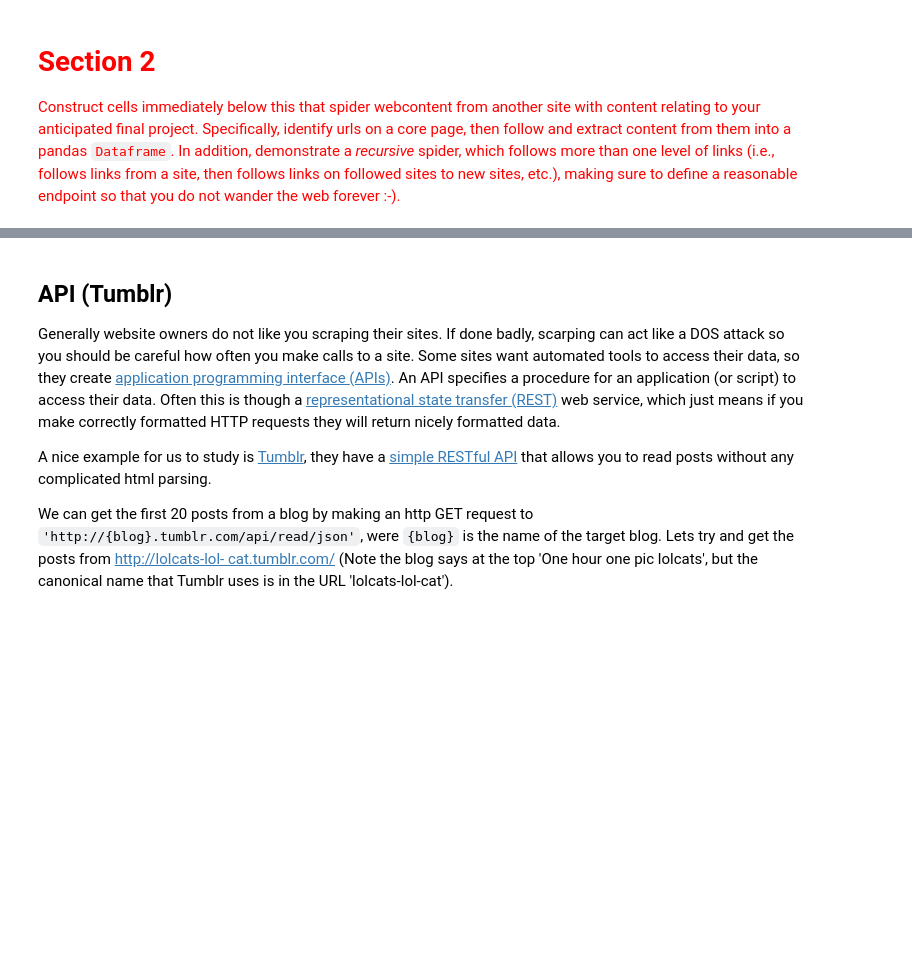
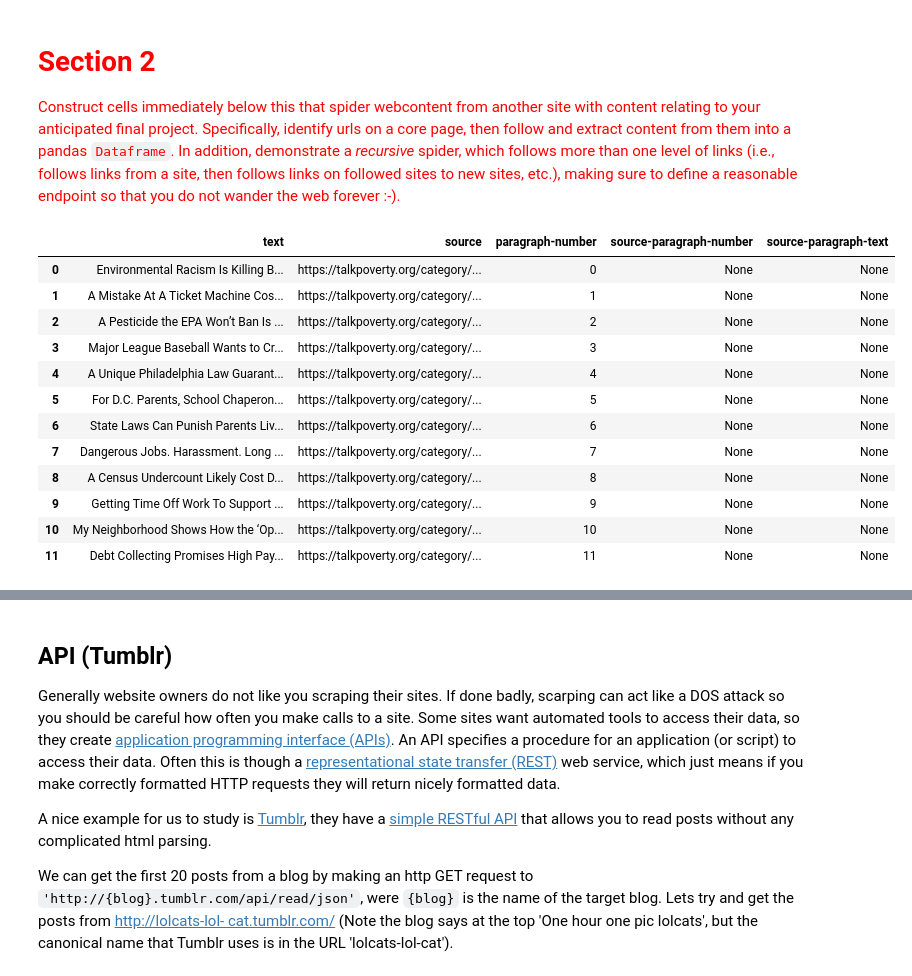
Before and after one commit to rachel-ker/Content-Analysis-2020, a Jupyter notebook: week-1/1-intro.ipynb, the cells around one changed output, grey strips where cells are left out. Drawn from its saved outputs; the diff is of its cells as text; code cells hidden in the pictures; blank space fills up the shorter version.

```diff
--- a/week-1/1-intro.ipynb
+++ b/week-1/1-intro.ipynb
@@ -386,0 +445,21 @@ contentParagraphsDF
+# %%
+df2 = pandas.DataFrame({'text': text})
+df2['source'] = [s_website] * len(df2['text'])
+df2['paragraph-number'] = range(len(df2['text']))
+df2['source-paragraph-number'] = [None] * len(df2['text'])
+df2['source-paragraph-text'] = [None] * len(df2['text'])
+df2
+# %% [output]
+|  | text | source | paragraph-number | source-paragraph-number | source-paragraph-text |
+| 0 | Environmental Racism Is Killing B... | https://talkpoverty.org/category/... | 0 | None | None |
+| 1 | A Mistake At A Ticket Machine Cos... | https://talkpoverty.org/category/... | 1 | None | None |
+| 2 | A Pesticide the EPA Won’t Ban Is ... | https://talkpoverty.org/category/... | 2 | None | None |
+| 3 | Major League Baseball Wants to Cr... | https://talkpoverty.org/category/... | 3 | None | None |
+| 4 | A Unique Philadelphia Law Guarant... | https://talkpoverty.org/category/... | 4 | None | None |
+| 5 | For D.C. Parents, School Chaperon... | https://talkpoverty.org/category/... | 5 | None | None |
+| 6 | State Laws Can Punish Parents Liv... | https://talkpoverty.org/category/... | 6 | None | None |
+| 7 | Dangerous Jobs. Harassment. Long ... | https://talkpoverty.org/category/... | 7 | None | None |
+| 8 | A Census Undercount Likely Cost D... | https://talkpoverty.org/category/... | 8 | None | None |
+| 9 | Getting Time Off Work To Support ... | https://talkpoverty.org/category/... | 9 | None | None |
+| 10 | My Neighborhood Shows How the ‘Op... | https://talkpoverty.org/category/... | 10 | None | None |
+| 11 | Debt Collecting Promises High Pay... | https://talkpoverty.org/category/... | 11 | None | None |
```
Also changed, not shown: parts of 22 cells of this notebook.
